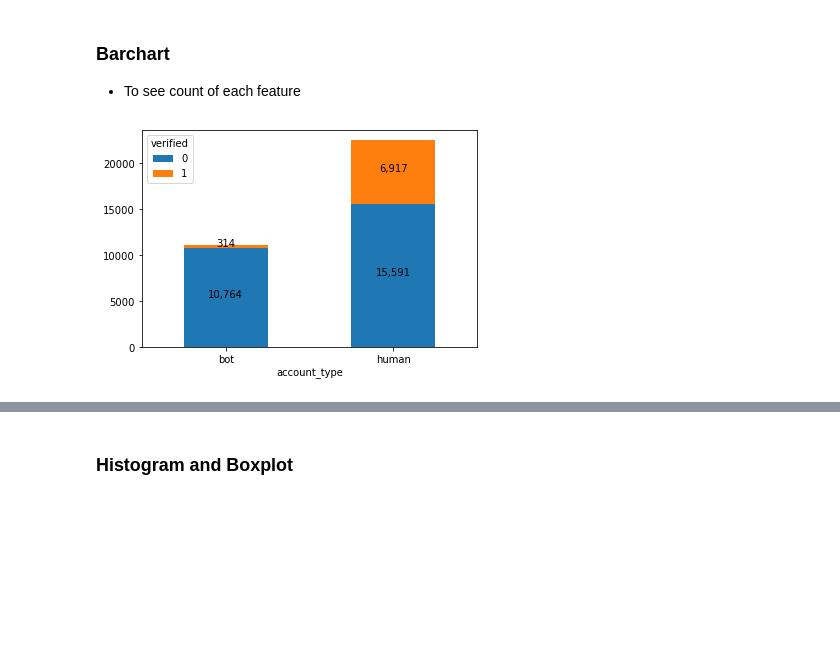
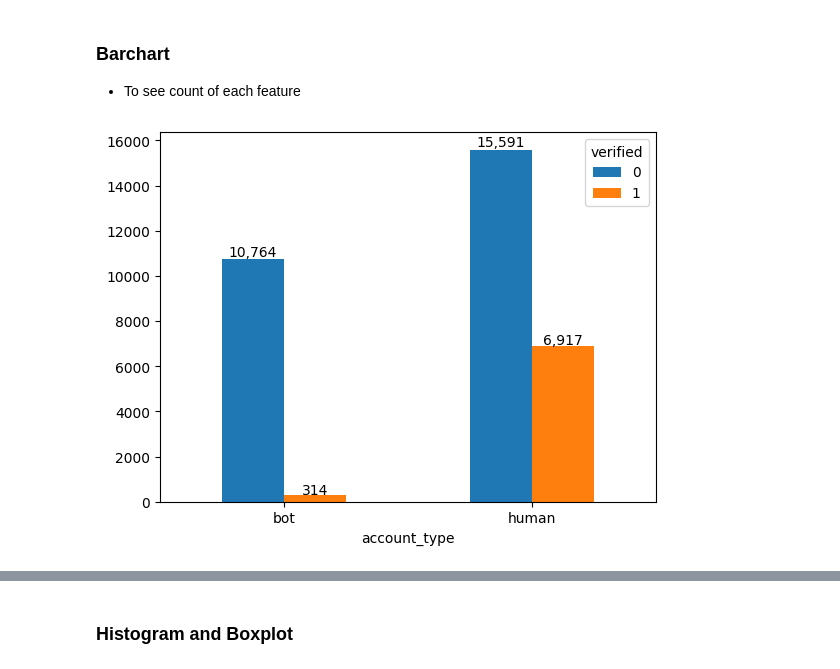
Before and after one commit to ShyamalSankar/BT4012, a Jupyter notebook: ETL + EDA (Features).ipynb, the cells around one changed output, grey strips where cells are left out. Drawn from its saved outputs; the diff is of its cells as text; code cells hidden in the pictures; blank space fills up the shorter version.

```diff
--- a/ETL + EDA (Features).ipynb
+++ b/ETL + EDA (Features).ipynb
@@ -186,7 +199,7 @@ def plot_multiple_histograms(data: pd.DataFrame,
                           kde_kws={'linewidth': 2})
         ax.axvline(mu_x, color=data_labels.get(i), linestyle='--')
         ax.set(xlabel=f"{target_col.title()}", ylabel='Density')
-        title += f"Parameters {str(i)}: $G(\mu=$ {mu_x}, $\sigma=$ {sigma_x} \n"
+        title += f"Parameters {str(i)}: $G(\mu=$ {mu_x}, $\sigma=$ {sigma_x}) \n"
         ax.set_title(target_col.title() + title)
     plt.legend(title="Account Type")
     plt.grid()
@@ -224,38 +237,15 @@ def plot_multiple_boxplots(data: pd.DataFrame, grouped_col: str, target_col: str
     plt.grid()
     plt.show()
 
-
-
-def add_labels(plot1):
-    i = 0
-    false_counts = []
-    for p in plot1.patches:
-        # plot1.annotate(str(format(int(p.get_height()), ',d')), (p.get_x(), p.get_height()*0.5))
+def add_labels(plot):
+    for p in plot.patches:
         width = p.get_width()
         height = p.get_height()
         x, y = p.get_xy()
         plt.text(x+width/2,
-              y+height*0.5,
-              str(format(int(p.get_height()), ',d')),
-              ha='center')
-        false_counts.append(p.get_height())
-        if (i == 1):
-            break
-        i+=1
-
-    i = 0
-    for p in plot1.patches:
-        if (i > 1):
-            width = p.get_width()
-            height = p.get_height()
-            x, y = p.get_xy()
-            # percentage = round(100*p.get_height()/(p.get_height()+false_counts[i-2]), 2)
-            plt.text(x+width/2,
-              false_counts[i-2]+(p.get_height()*0.5),
-              str(format(int(p.get_height()), ',d')),
-              ha='center')
-            # plot1.annotate(str(format(int(p.get_height()), ',d')), (p.get_x(), false_counts[i-2]+(p.get_height()*0.5)))
-        i+=1
+                y+height*1.01,
+                str(format(int(p.get_height()), ',d')),
+                ha='center')
 # %%
 palette: str = "husl"
 grouped: str = "account_type"
@@ -343,11 +330,11 @@ df_vif
 # %%
 target_col: str = "verified"
 twitter_accounts_df2 = new_df_tweets.groupby([grouped, target_col])[grouped].count().unstack(target_col)
-plot1 = twitter_accounts_df2.plot(kind='bar', stacked=True)
+plot1 = twitter_accounts_df2.plot(kind='bar', stacked=False)
 plt.xticks(rotation=0)
 add_labels(plot1)
 # %% [output]
-[figure, old version]
+[figure, new version]
 # %%
 target_col: str = "has_description"
 twitter_accounts_df2 = new_df_tweets.groupby([grouped, target_col])[grouped].count().unstack(target_col)
```
Also changed, not shown: parts of 20 cells of this notebook.
